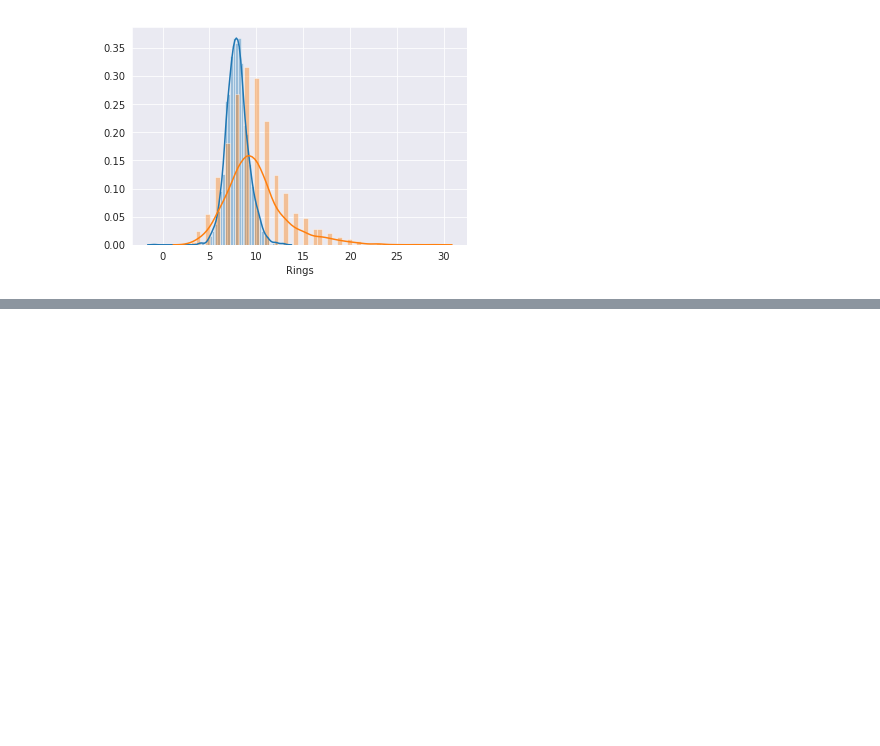
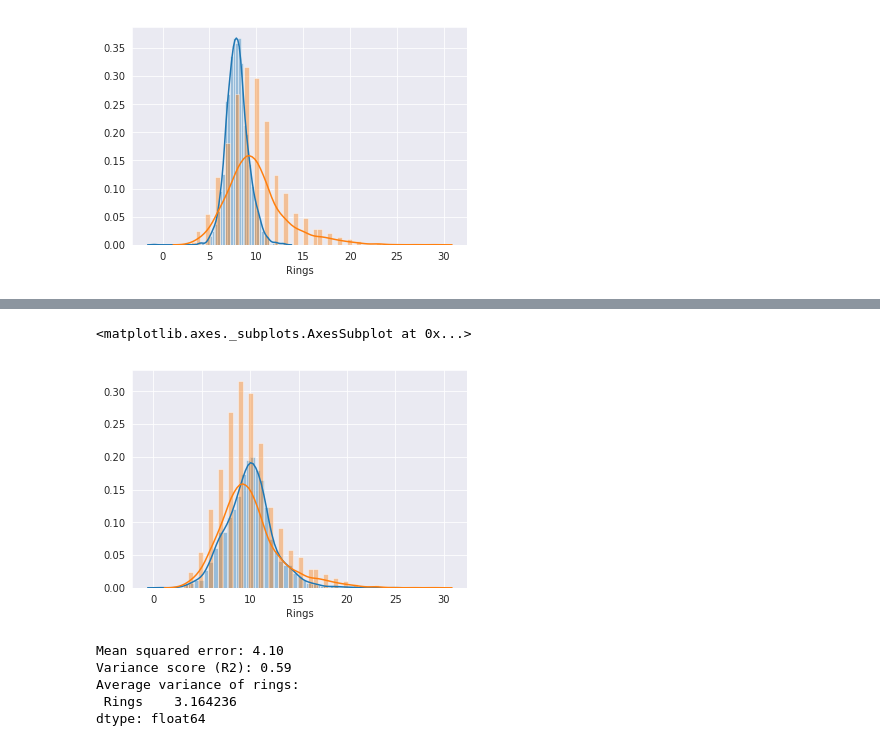
Before and after one commit to NGarb/UCI_sets, a Jupyter notebook: Project1_Abalone.ipynb, the cells around one changed output, grey strips where cells are left out. Drawn from its saved outputs; the diff is of its cells as text; code cells hidden in the pictures; blank space fills up the shorter version.

Commit message:
Lets move away from regression

```diff
--- a/Project1_Abalone.ipynb
+++ b/Project1_Abalone.ipynb
@@ -294,0 +301,19 @@ sns.distplot(train_df['Rings'])
+# %%
+# PolynomialFeatures (prepreprocessing)
+X = train_df.drop(columns='Rings')
+y=train_df[['Rings']]
+
+
+poly = PolynomialFeatures(degree=2)
+X_ = poly.fit_transform(X)
+# %%
+# Instantiate
+lg = LinearRegression()
+
+# Fit
+lg.fit(X_, y)
+
+# Obtain coefficients
+lg.coef_
+
+#https://www.ritchieng.com/machine-learning-polynomial-regression/
@@ -294,0 +340,27 @@ sns.distplot(train_df['Rings'])
+# %%
+# Predict
+poly_predicted=lg.predict(X_)
+
+sns.distplot(poly_predicted)
+sns.distplot(train_df['Rings'])
+
+#looks much better
+# %% [output]
+<matplotlib.axes._subplots.AxesSubplot at 0x...>
+[figure, added]
+# %%
+#train results
+from sklearn.metrics import mean_squared_error, r2_score
+
+
+print('Mean squared error: %.2f' % mean_squared_error(train_df[['Rings']],poly_predicted))
+print('Variance score (R2): %.2f' % r2_score(train_df[['Rings']],poly_predicted))
+print('Average variance of rings: \n', train_df[['Rings']].std())
+
+#R squared is higher
+# %% [output]
+Mean squared error: 4.10
+Variance score (R2): 0.59
+Average variance of rings:
+ Rings    3.164236
+dtype: float64
```
Also changed, not shown: parts of 4 cells of this notebook.
